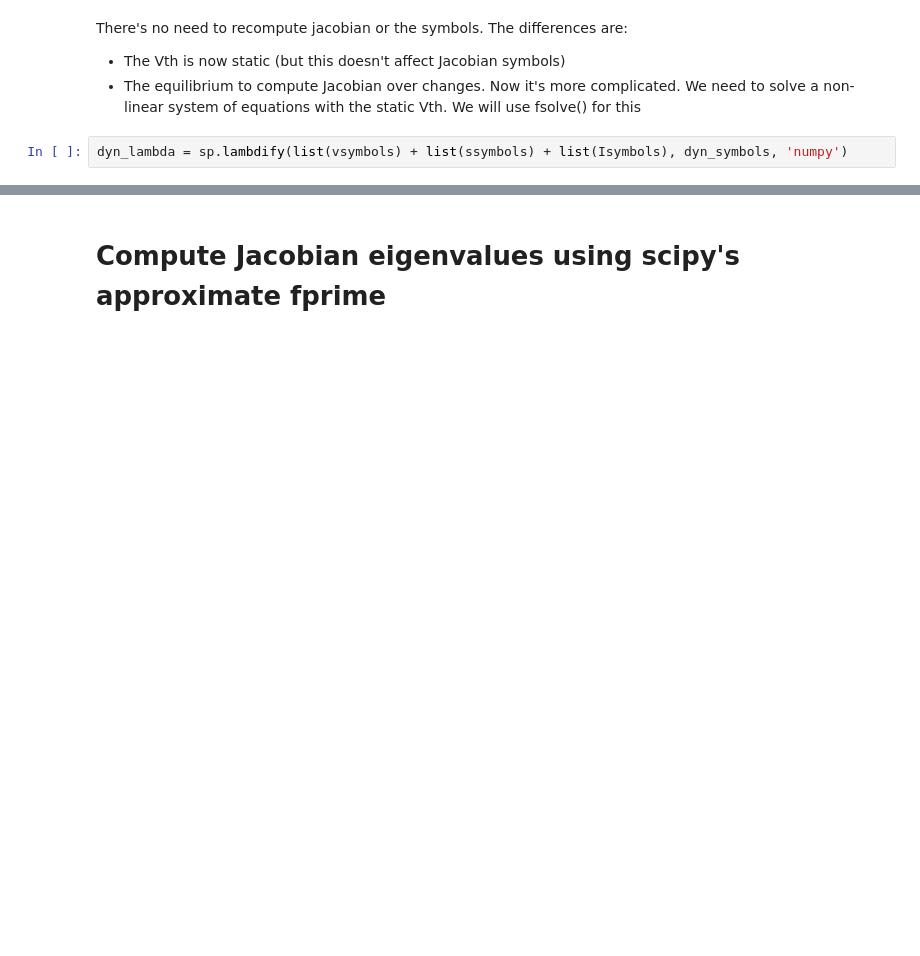
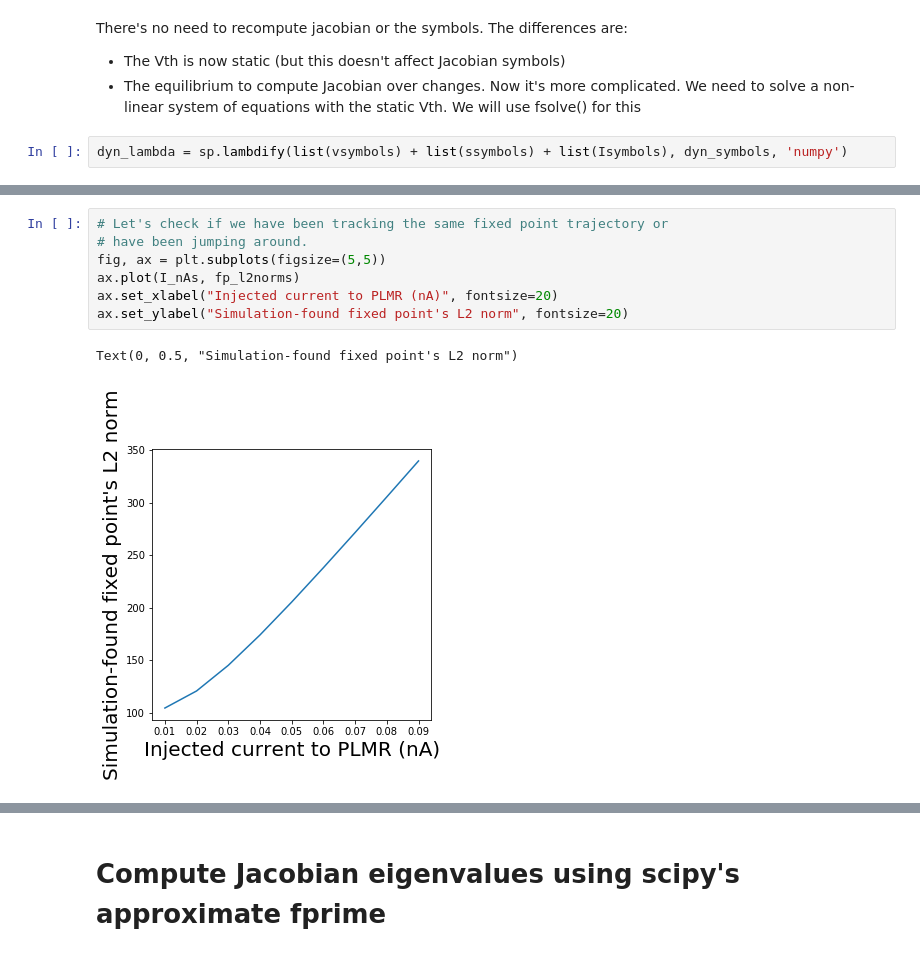
Before and after one commit to sjonany/c-elegans-discrete-neural, a Jupyter notebook: analysis/exp10_eigenvalue_spectrum.ipynb, the cells around one changed output, grey strips where cells are left out. Cells and saved outputs as stored; diff of their text form; blank space fills up the shorter version.

```diff
--- a/analysis/exp10_eigenvalue_spectrum.ipynb
+++ b/analysis/exp10_eigenvalue_spectrum.ipynb
@@ -373,0 +445,10 @@ Evaluating jacobian takes 0.03s
+# %%
+# Let's check if we have been tracking the same fixed point trajectory or
+# have been jumping around.
+fig, ax = plt.subplots(figsize=(5,5))
+ax.plot(I_nAs, fp_l2norms)
+ax.set_xlabel("Injected current to PLMR (nA)", fontsize=20)
+ax.set_ylabel("Simulation-found fixed point's L2 norm", fontsize=20)
+# %% [output]
+Text(0, 0.5, "Simulation-found fixed point's L2 norm")
+[figure, added]
```
Also changed, not shown: parts of 8 cells of this notebook, 1 other file.
